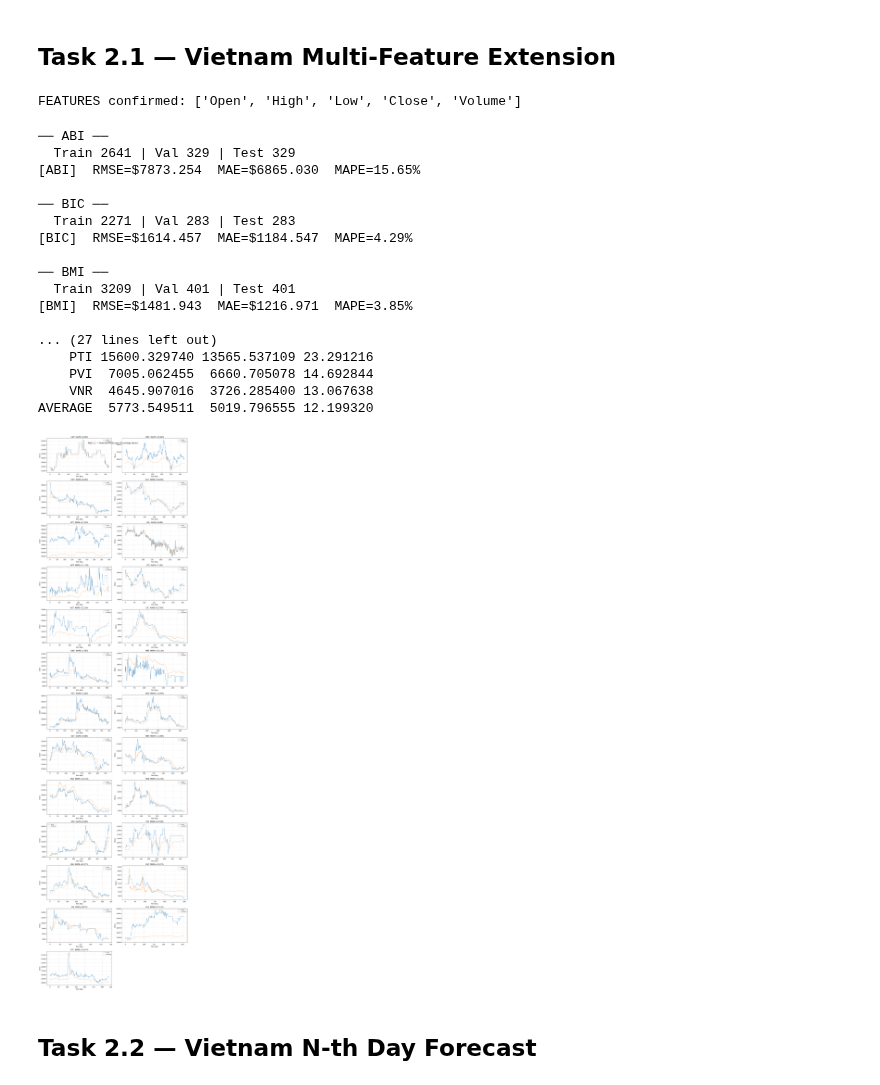
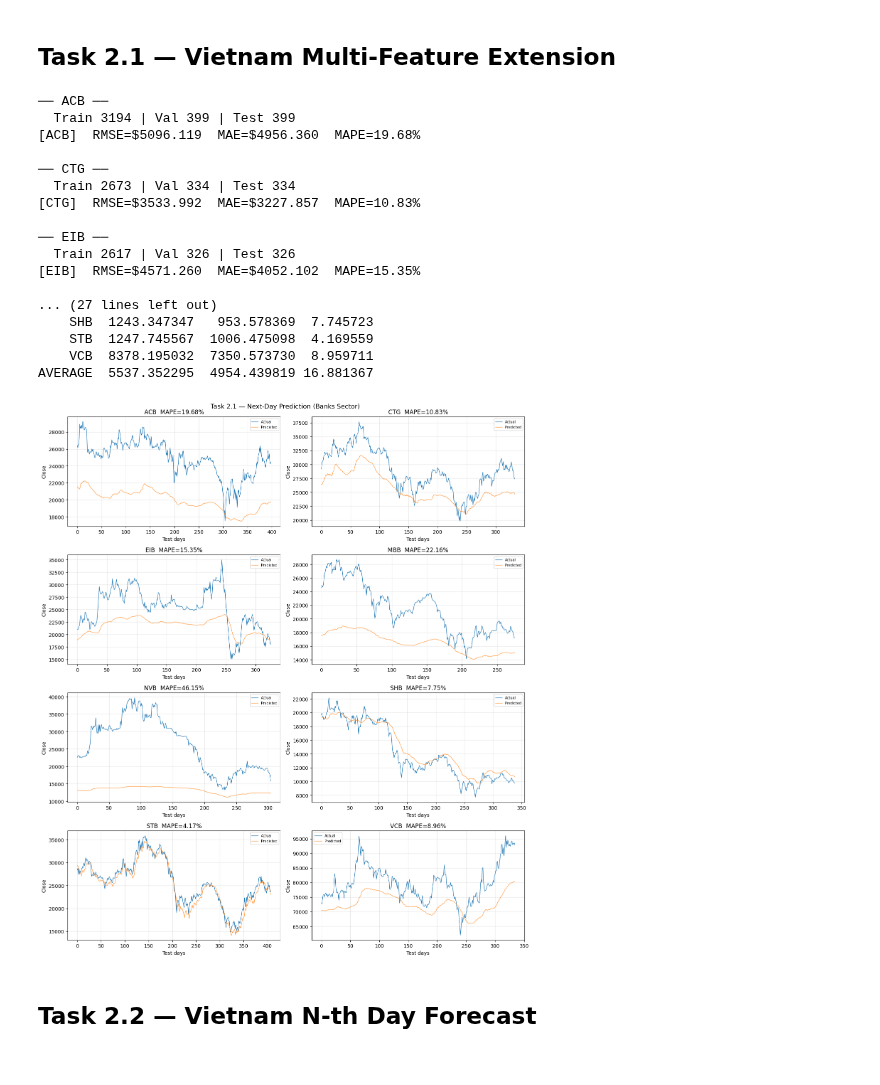
Before and after one commit to codebender04/DL4AI-230087-project, a Jupyter notebook: final_project_notebook.ipynb, the cells around one changed output. Cells and saved outputs as stored; diff of their text form; code cells hidden in the pictures.

Commit message:
Update task 2-4

```diff
--- a/final_project_notebook.ipynb
+++ b/final_project_notebook.ipynb
@@ -514,0 +455,9 @@ plt.tight_layout(); plt.show()
+# %%
+TARGET_SECTOR = 'Banks'
+
+sector_tickers = df_overview[
+    df_overview['industryEn'].str.contains(TARGET_SECTOR, case=False, na=False)
+]['ticker'].tolist()
+
+print(f'Tickers in [{TARGET_SECTOR}]: {len(sector_tickers)}')
+print(sector_tickers)
@@ -515,100 +625,81 @@ plt.tight_layout(); plt.show()
 # %% [markdown]
 ## Task 2.1 — Vietnam Multi-Feature Extension
-# %%
-# override FEATURES from Task 1 which had 'Adjusted Close'
-FEATURES  = ['Open', 'High', 'Low', 'Close', 'Volume']
-CLOSE_IDX = FEATURES.index('Close')   # = 3
-N_FEAT    = len(FEATURES)             # = 5
-print('FEATURES confirmed:', FEATURES)
-# %% [output]
-FEATURES confirmed: ['Open', 'High', 'Low', 'Close', 'Volume']
 # %%
-results_21 = {}   # store results for summary table
-models_21  = {}   # store trained models (reused in CV)
-scalers_21 = {}   # store scalers (reused in Tasks 3 & 4)
+results_21 = {}
+models_21  = {}
+scalers_21 = {}
 
 for ticker, df_t in vn_data.items():
     print(f'\n── {ticker} ──')
 
-    # Scale
-    full_sc, close_sc, scaler, n_tr, n_vl, n_te = scale_split(df_t, FEATURES)
+    full_sc, close_sc, scaler, n_tr, n_vl, n_te = scale_split_vn(df_t, FEATURES_VN)
     scalers_21[ticker] = scaler
 
-    # Windows
     X_all, y_all = build_windows(full_sc, close_sc,
                                   WINDOW_SIZE, forecast_offset=1, k_days=1)
     X_tr, y_tr, X_vl, y_vl, X_te, y_te = chrono_split(X_all, y_all)
     print(f'  Train {X_tr.shape[0]} | Val {X_vl.shape[0]} | Test {X_te.shape[0]}')
 
-    # Train
-    m = build_model(WINDOW_SIZE, N_FEAT, n_outputs=1)
+    m = build_model(WINDOW_SIZE, N_FEAT_VN, n_outputs=1)
     m.fit(X_tr, y_tr,
           validation_data=(X_vl, y_vl),
           epochs=100, batch_size=32,
           callbacks=CALLBACKS, verbose=0)
 
-    # Evaluate
-    y_pred = inverse_close(m.predict(X_te, verbose=0), scaler, CLOSE_IDX, N_FEAT)
-    y_true = inverse_close(y_te, scaler, CLOSE_IDX, N_FEAT)
+    y_pred = inverse_close(m.predict(X_te, verbose=0), scaler, CLOSE_IDX_VN, N_FEAT_VN)
+    y_true = inverse_close(y_te,                        scaler, CLOSE_IDX_VN, N_FEAT_VN)
     rmse, mae, mape = eval_metrics(y_true, y_pred, ticker)
 
     results_21[ticker] = dict(rmse=rmse, mae=mae, mape=mape,
                                y_true=y_true, y_pred=y_pred)
     models_21[ticker] = m
 
-# ── Summary table ─────────────────────────────────────────────
 df_res21 = pd.DataFrame([
     {'Ticker': t, 'RMSE': v['rmse'], 'MAE': v['mae'], 'MAPE (%)': v['mape']}
     for t, v in results_21.items()
 ])
 df_res21.loc[len(df_res21)] = ['AVERAGE',
-    df_res21['RMSE'].mean(),
-    df_res21['MAE'].mean(),
-    df_res21['MAPE (%)'].mean()]
+    df_res21['RMSE'].mean(), df_res21['MAE'].mean(), df_res21['MAPE (%)'].mean()]
 print('\n=== Task 2.1 Summary ===')
 print(df_res21.to_string(index=False))
 # %% [output]
-── ABI ──
-  Train 2641 | Val 329 | Test 329
-[ABI]  RMSE=$7873.254  MAE=$6865.030  MAPE=15.65%
+── ACB ──
+  Train 3194 | Val 399 | Test 399
+[ACB]  RMSE=$5096.119  MAE=$4956.360  MAPE=19.68%
 
-── BIC ──
-  Train 2271 | Val 283 | Test 283
-[BIC]  RMSE=$1614.457  MAE=$1184.547  MAPE=4.29%
+── CTG ──
+  Train 2673 | Val 334 | Test 334
+[CTG]  RMSE=$3533.992  MAE=$3227.857  MAPE=10.83%
 
-── BMI ──
-  Train 3209 | Val 401 | Test 401
-[BMI]  RMSE=$1481.943  MAE=$1216.971  MAPE=3.85%
+── EIB ──
+  Train 2617 | Val 326 | Test 326
+[EIB]  RMSE=$4571.260  MAE=$4052.102  MAPE=15.35%
 
 ... (27 lines left out)
-    PTI 15600.329740 13565.537109 23.291216
-    PVI  7005.062455  6660.705078 14.692844
-    VNR  4645.907016  3726.285400 13.067638
-AVERAGE  5773.549511  5019.796555 12.199320
+    SHB  1243.347347   953.578369  7.745723
+    STB  1247.745567  1006.475098  4.169559
+    VCB  8378.195032  7350.573730  8.959711
+AVERAGE  5537.352295  4954.439819 16.881367
 # %%
-# ── Plot: Actual vs Predicted for each company ────────────────
 n_cols = 2
 n_rows = (len(vn_data) + 1) // 2
-fig, axes = plt.subplots(n_rows, n_cols,
-                          figsize=(14, 4 * n_rows))
+fig, axes = plt.subplots(n_rows, n_cols, figsize=(14, 4 * n_rows))
 axes = axes.ravel()
 
 for i, (ticker, res) in enumerate(results_21.items()):
     axes[i].plot(res['y_true'], label='Actual',    linewidth=0.9)
     axes[i].plot(res['y_pred'], label='Predicted', linewidth=0.9, alpha=0.8)
     axes[i].set_title(f'{ticker}  MAPE={res["mape"]:.2f}%')
     axes[i].set_xlabel('Test days'); axes[i].set_ylabel('Close')
     axes[i].legend(fontsize=7); axes[i].grid(alpha=0.3)
 
-# Hide unused subplots
 for j in range(i + 1, len(axes)):
     axes[j].set_visible(False)
 
-plt.suptitle(f'Task 2.1 — Next-Day Prediction ({TARGET_SECTOR} Sector)',
-             fontsize=13)
+plt.suptitle(f'Task 2.1 — Next-Day Prediction ({TARGET_SECTOR} Sector)', fontsize=13)
 plt.tight_layout(); plt.show()
 # %% [output]
-[figure, old version]
+[figure, new version]
 # %% [markdown]
 ## Task 2.2 — Vietnam N-th Day Forecast
 # %%
```
Also changed, not shown: parts of 104 cells of this notebook.
